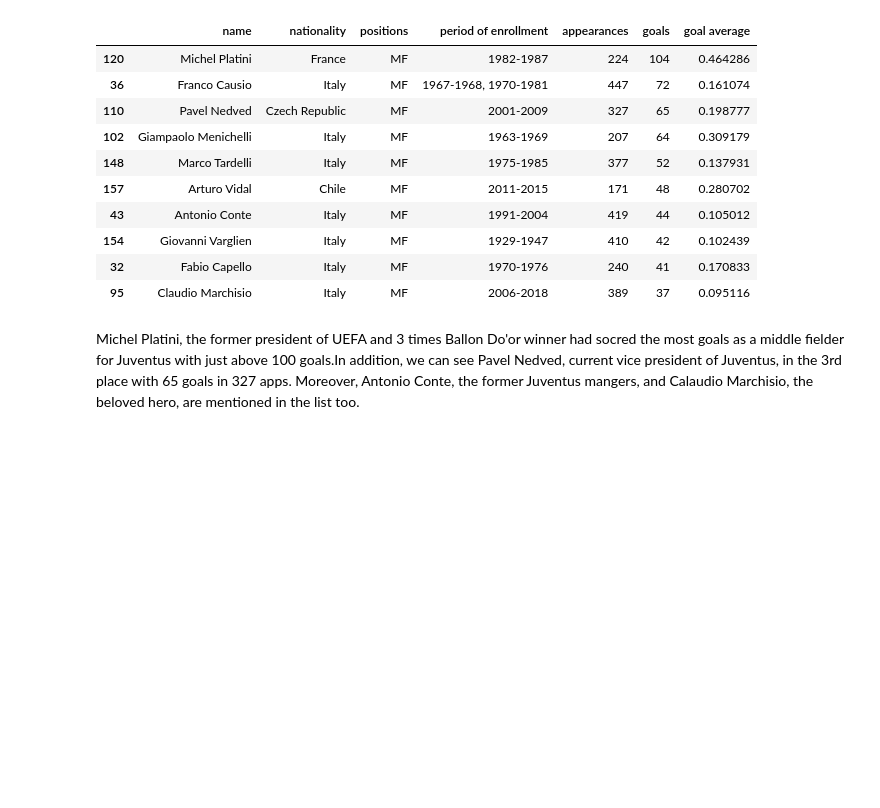
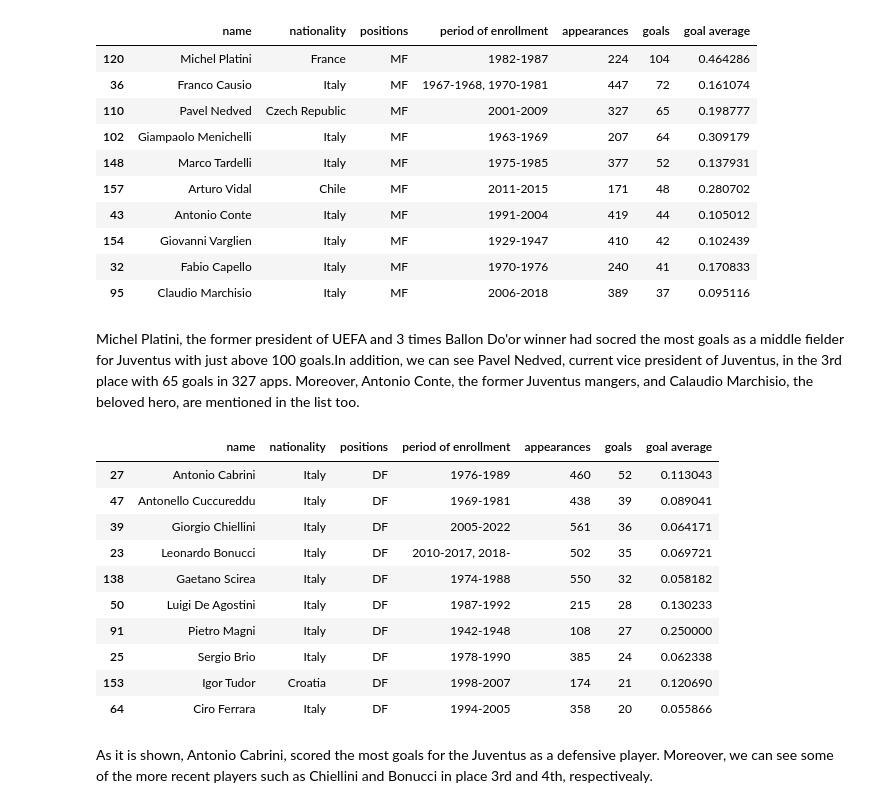
Before and after one commit to hoseinmrh/Juventus-Legends-Data-Analysis, a Jupyter notebook: Juventus Legends.ipynb, the cells around one changed output. Drawn from its saved outputs; the diff is of its cells as text; code cells hidden in the pictures; blank space fills up the shorter version.

Commit message:
finish number of goal per position analysis

```diff
--- a/Juventus Legends.ipynb
+++ b/Juventus Legends.ipynb
@@ -279,3 +279,23 @@ mf_players_most_goals
 | 95 | Claudio Marchisio | Italy | MF | 2006-2018 | 389 | 37 | 0.095116 |
 # %% [markdown]
 Michel Platini, the former president of UEFA and 3 times Ballon Do'or winner had socred the most goals as a middle fielder for Juventus with just above 100 goals.In addition, we can see Pavel Nedved, current vice president of Juventus, in the 3rd place with 65 goals in 327 apps. Moreover, Antonio Conte, the former Juventus mangers, and Calaudio Marchisio, the beloved hero, are mentioned in the list too.
+# %%
+# Defenders with most goals
+
+df_players = df[df['positions'] == 'DF']
+df_players_most_goals = df_players.sort_values('goals', ascending=False).head(10)
+df_players_most_goals
+# %% [output]
+|  | name | nationality | positions | period of enrollment | appearances | goals | goal average |
+| 27 | Antonio Cabrini | Italy | DF | 1976-1989 | 460 | 52 | 0.113043 |
+| 47 | Antonello Cuccureddu | Italy | DF | 1969-1981 | 438 | 39 | 0.089041 |
+| 39 | Giorgio Chiellini | Italy | DF | 2005-2022 | 561 | 36 | 0.064171 |
+| 23 | Leonardo Bonucci | Italy | DF | 2010-2017, 2018- | 502 | 35 | 0.069721 |
+| 138 | Gaetano Scirea | Italy | DF | 1974-1988 | 550 | 32 | 0.058182 |
+| 50 | Luigi De Agostini | Italy | DF | 1987-1992 | 215 | 28 | 0.130233 |
+| 91 | Pietro Magni | Italy | DF | 1942-1948 | 108 | 27 | 0.250000 |
+| 25 | Sergio Brio | Italy | DF | 1978-1990 | 385 | 24 | 0.062338 |
+| 153 | Igor Tudor | Croatia | DF | 1998-2007 | 174 | 21 | 0.120690 |
+| 64 | Ciro Ferrara | Italy | DF | 1994-2005 | 358 | 20 | 0.055866 |
+# %% [markdown]
+As it is shown, Antonio Cabrini, scored the most goals for the Juventus as a defensive player. Moreover, we can see some of the more recent players such as Chiellini and Bonucci in place 3rd and 4th, respectivealy.
```
Also changed, not shown: parts of 2 cells of this notebook.
